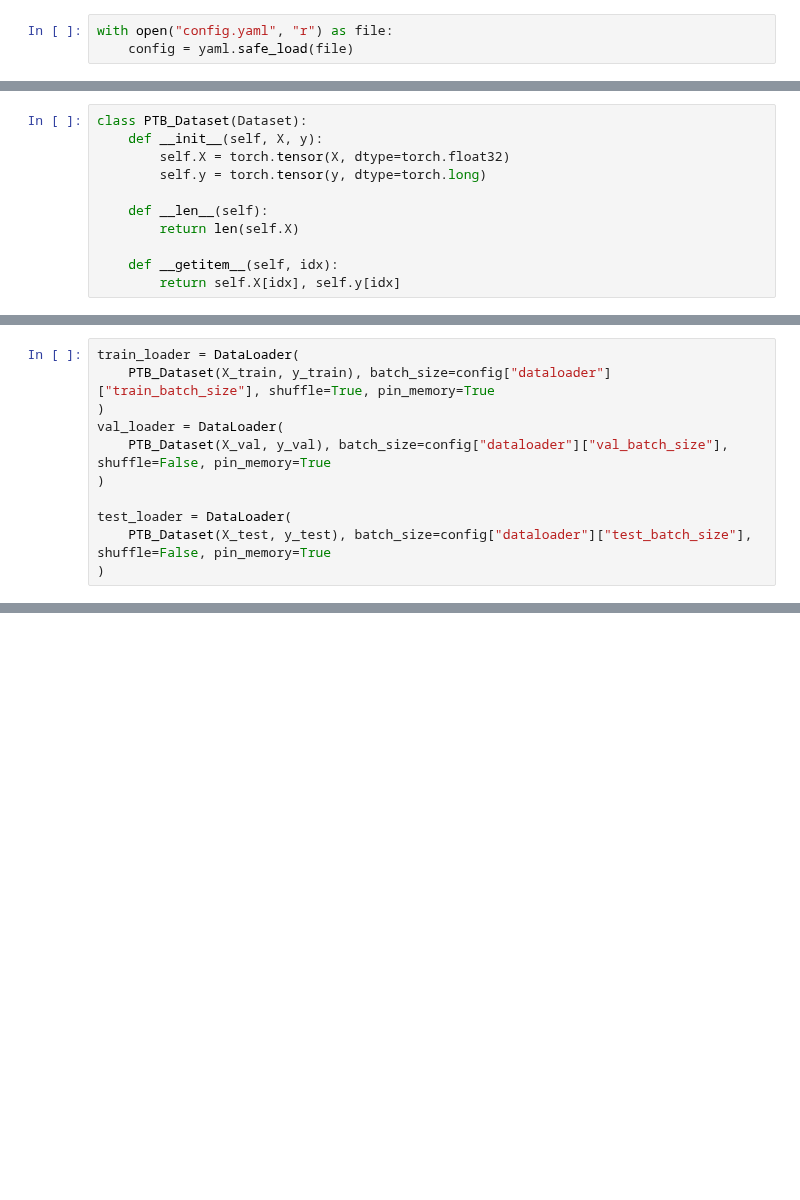
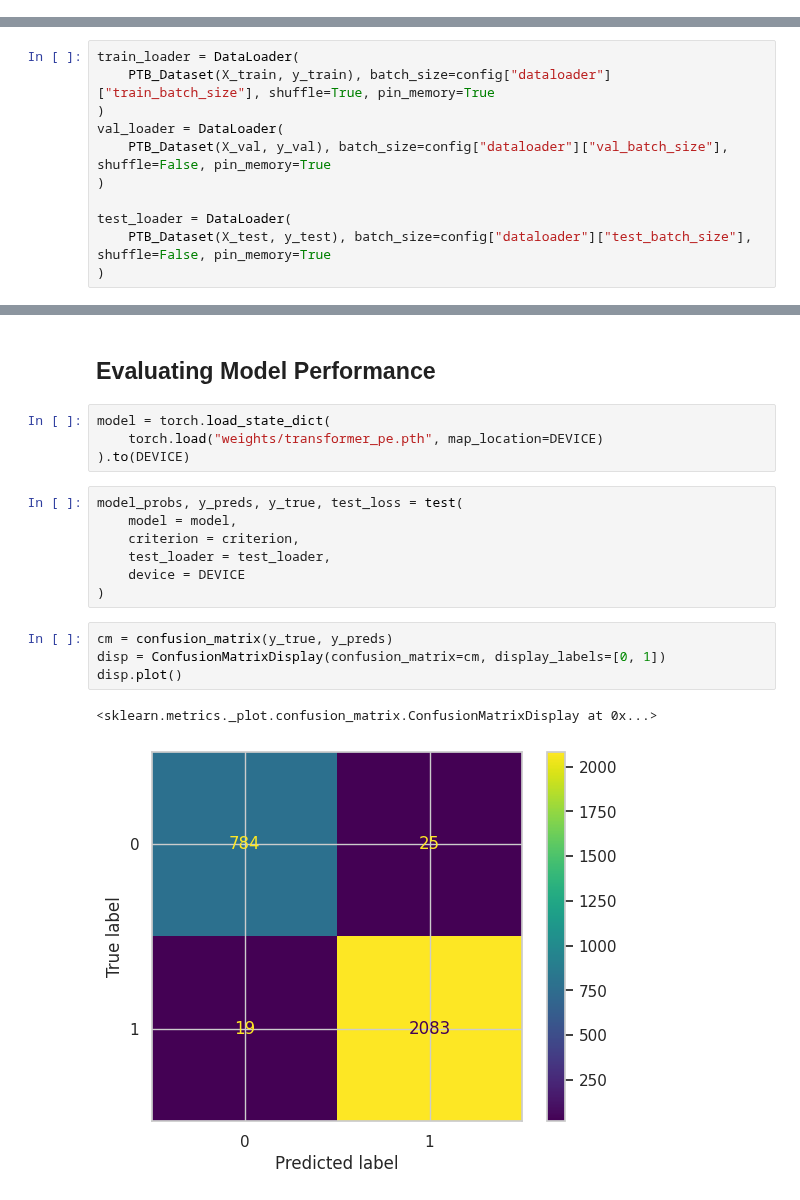
Before and after one commit to JHSchlegel/ML4Healthcare, a Jupyter notebook: project2/transformer/transformer.ipynb, the cells around one changed output, grey strips where cells are left out. Saved outputs shown, nothing was run; the diff lists cells and outputs as text; blank space fills up the shorter version.

```diff
--- a/project2/transformer/transformer.ipynb
+++ b/project2/transformer/transformer.ipynb
@@ -31,6 +40,3 @@ pd.set_option('display.max_columns', None)
-# %%
-with open("config.yaml", "r") as file:
-    config = yaml.safe_load(file)
 # %%
 DEVICE = torch.device("cuda:0" if torch.cuda.is_available() else "cpu")
 # %%
@@ -59,11 +64,0 @@ if config["preprocessing"]["use_smote"]:
-# %%
-class PTB_Dataset(Dataset):
-    def __init__(self, X, y):
-        self.X = torch.tensor(X, dtype=torch.float32)
-        self.y = torch.tensor(y, dtype=torch.long)
-
-    def __len__(self):
-        return len(self.X)
-
-    def __getitem__(self, idx):
-        return self.X[idx], self.y[idx]
@@ -606,0 +129,20 @@ EarlyStopping: current epoch 8 no improvement for metric, best metric = 0.8806 i
+# %% [markdown]
+## Evaluating Model Performance
+# %%
+model = torch.load_state_dict(
+    torch.load("weights/transformer_pe.pth", map_location=DEVICE)
+).to(DEVICE)
+# %%
+model_probs, y_preds, y_true, test_loss = test(
+    model = model,
+    criterion = criterion,
+    test_loader = test_loader,
+    device = DEVICE
+)
+# %%
+cm = confusion_matrix(y_true, y_preds)
+disp = ConfusionMatrixDisplay(confusion_matrix=cm, display_labels=[0, 1])
+disp.plot()
+# %% [output]
+<sklearn.metrics._plot.confusion_matrix.ConfusionMatrixDisplay at 0x...>
+[figure, added]
```
Also changed, not shown: parts of 45 cells of this notebook.
